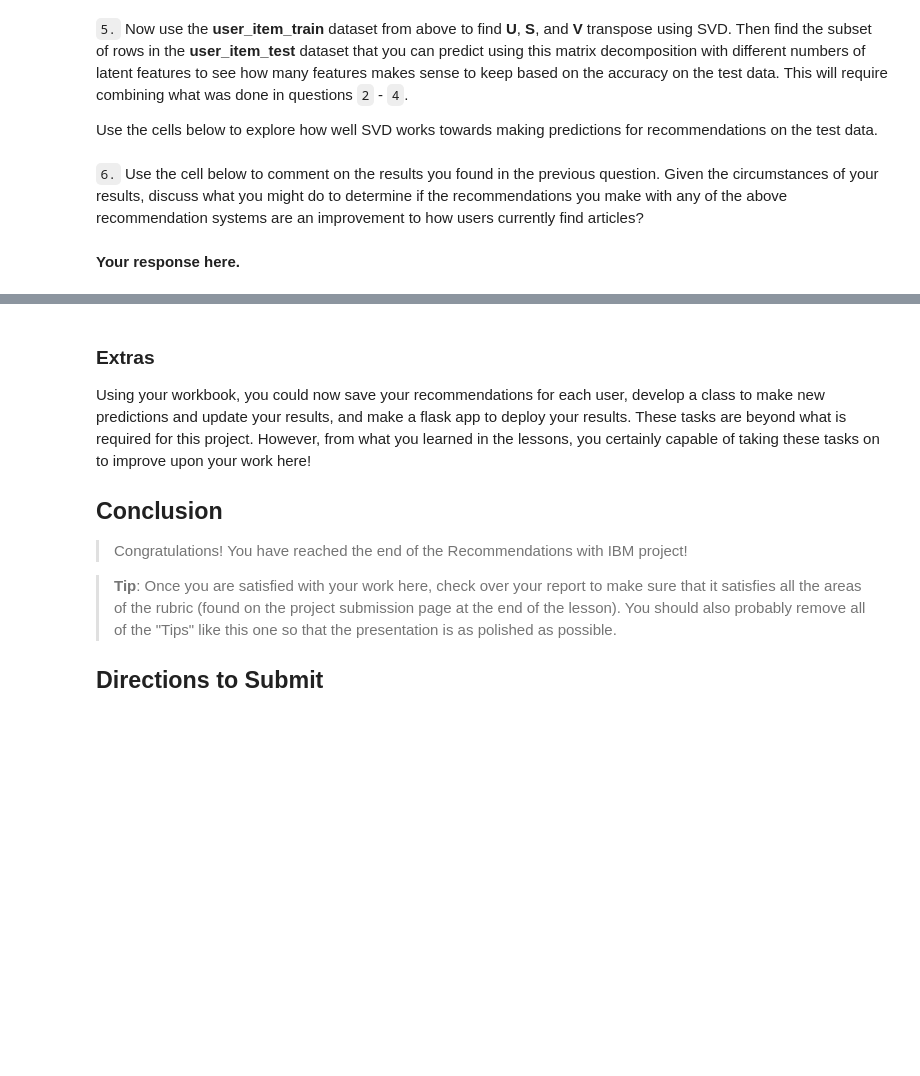
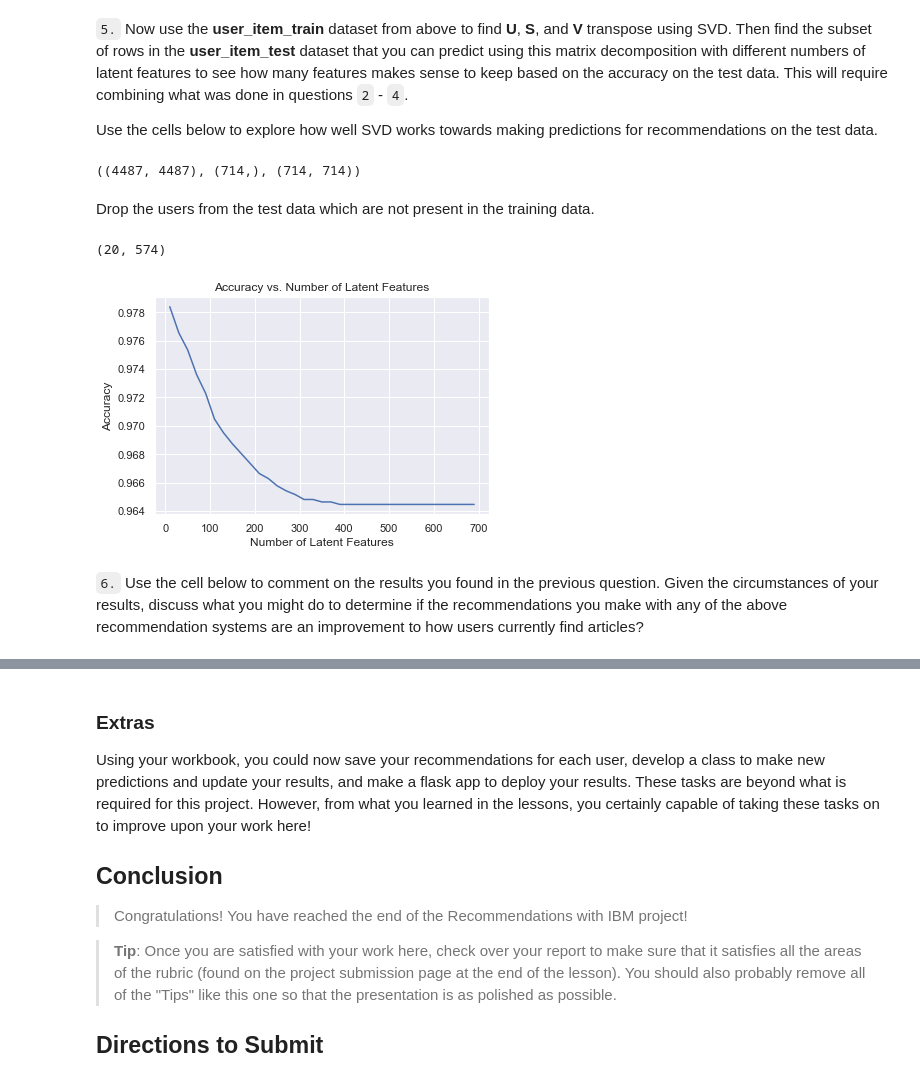
Before and after one commit to kubekmonika/nanodegree-recommendations-project, a Jupyter notebook: Recommendations_with_IBM.ipynb, the cells around one changed output, grey strips where cells are left out. Cells and saved outputs as stored; diff of their text form; code cells hidden in the pictures; blank space fills up the shorter version.

```diff
--- a/Recommendations_with_IBM.ipynb
+++ b/Recommendations_with_IBM.ipynb
@@ -730,7 +742,10 @@ def create_test_and_train_user_item(df_train, df_test):
     test_arts - all of the test article ids
 
     '''
-    # Your code here
+    user_item_train = create_user_item_matrix(df_train).sort_index(axis=0).sort_index(axis=1)
+    user_item_test = create_user_item_matrix(df_test).sort_index(axis=0).sort_index(axis=1)
+    test_idx = df_test['user_id'].unique().tolist()
+    test_arts = df_test['article_id'].unique().tolist()
 
     return user_item_train, user_item_test, test_idx, test_arts
 
@@ -757,4 +797,4 @@ t.sol_4_test(sol_4_dict)
 Use the cells below to explore how well SVD works towards making predictions for recommendations on the test data.
 # %%
 # fit SVD on the user_item_train matrix
-u_train, s_train, vt_train = # fit svd similar to above then use the cells below
+u_train, s_train, vt_train = np.linalg.svd(user_item_train) # fit svd similar to above then use the cells below
@@ -764,4 +801,44 @@ u_train, s_train, vt_train = # fit svd similar to above then use the cells below
+# %%
+u_train.shape, s_train.shape, vt_train.shape
+# %% [output]
+((4487, 4487), (714,), (714, 714))
+# %% [markdown]
+Drop the users from the test data which are not present in the training data.
+# %%
+user_item_test_new = user_item_test.loc[user_item_test.index.isin(user_item_train.index)]
+user_item_test_new.shape
+# %% [output]
+(20, 574)
+# %%
+user_ids_series = user_item_train.index
+articles_ids_series = user_item_train.columns
+
+user_test_rows = user_ids_series.isin(test_idx)
+articles_test_cols = articles_ids_series.isin(test_arts)
+
+num_latent_feats = np.arange(10,700+10,20)
+sum_errs = []
+
+for k in num_latent_feats:
+    # restructure with k latent features and adjust for the test data
+    s_new, u_new, vt_new = np.diag(s_train[:k]), u_train[user_test_rows, :k], vt_train[:k, articles_test_cols]
+
+    # take dot product
+    user_item_est = np.around(np.dot(np.dot(u_new, s_new), vt_new))
+
+    # compute error for each prediction to actual value
+    diffs = np.subtract(user_item_test_new.values, user_item_est)
+
+    # total errors and keep track of them
+    err = np.sum(np.sum(np.abs(diffs)))
+    sum_errs.append(err)
+
+
+plt.plot(num_latent_feats, 1 - np.array(sum_errs)/(diffs.shape[0] * diffs.shape[1]));
+plt.xlabel('Number of Latent Features');
+plt.ylabel('Accuracy');
+plt.title('Accuracy vs. Number of Latent Features');
+# %% [output]
+[figure, added]
 # %% [markdown]
 `6.` Use the cell below to comment on the results you found in the previous question. Given the circumstances of your results, discuss what you might do to determine if the recommendations you make with any of the above recommendation systems are an improvement to how users currently find articles?
-# %% [markdown]
-**Your response here.**
```
Also changed, not shown: parts of 17 cells of this notebook.
